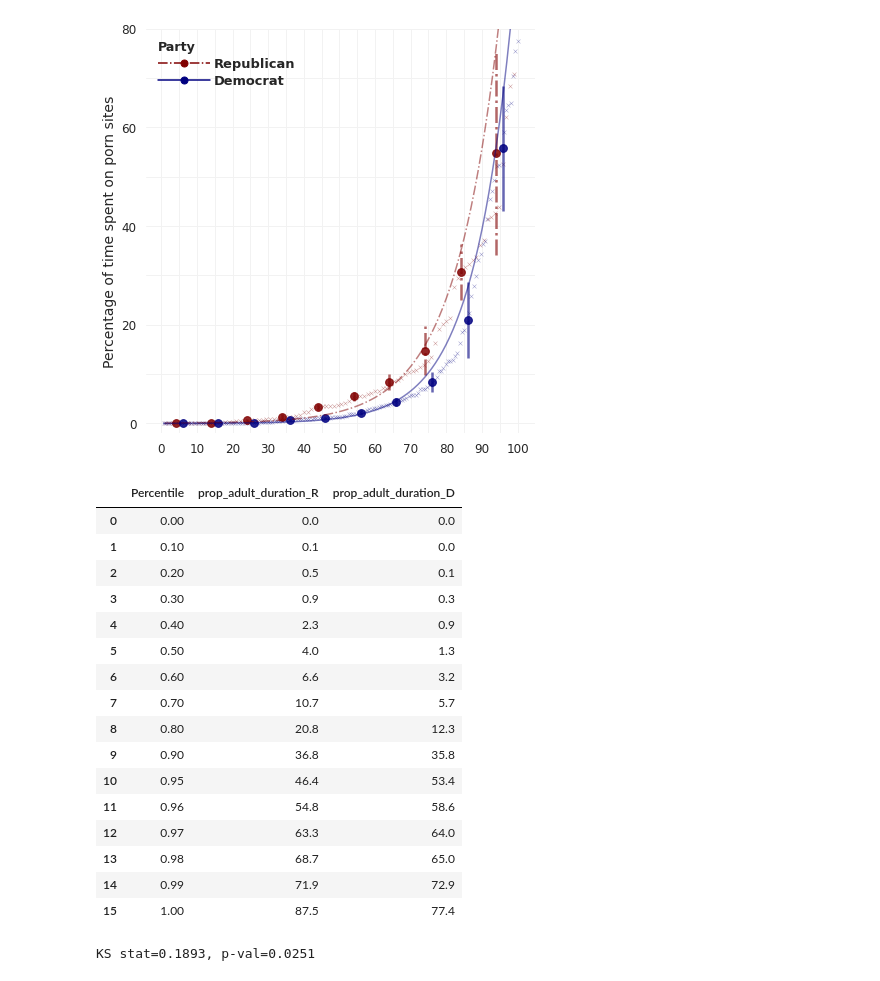
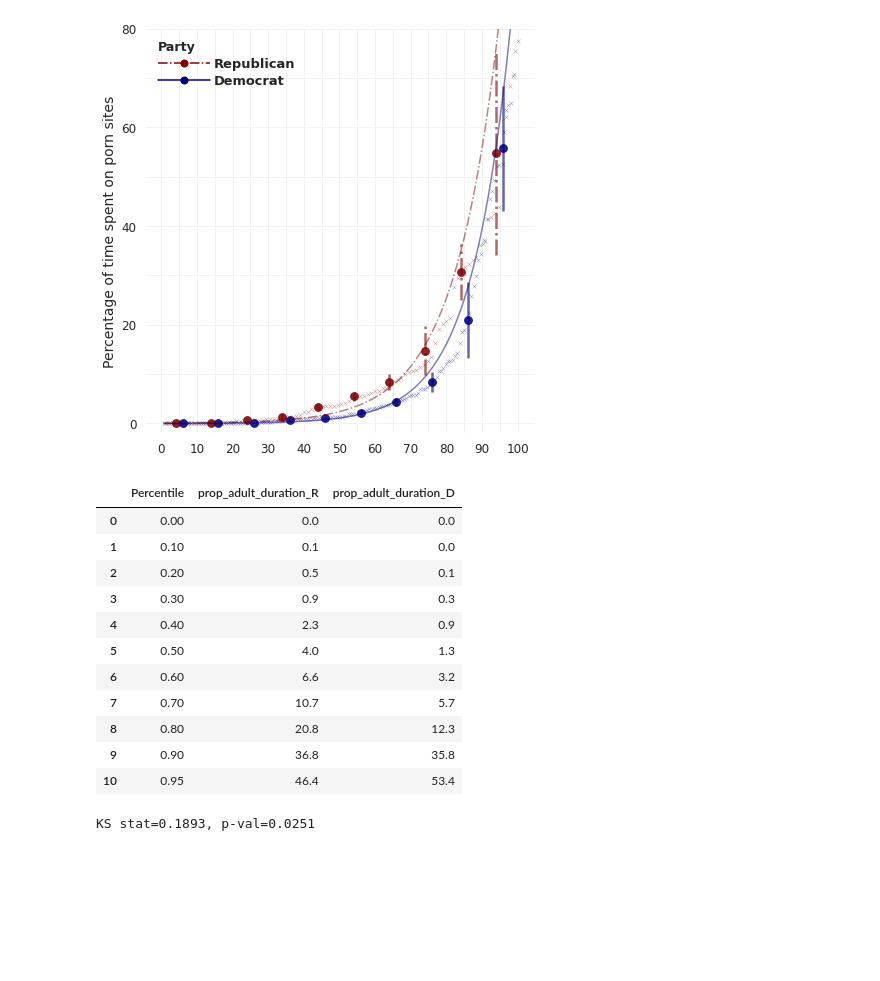
Before and after one commit to soodoku/adult, a Jupyter notebook: scripts/20_duration_on_adultsites.ipynb, the cells around one changed output. Drawn from its saved outputs; the diff is of its cells as text; code cells hidden in the pictures; blank space fills up the shorter version.

```diff
--- a/scripts/20_duration_on_adultsites.ipynb
+++ b/scripts/20_duration_on_adultsites.ipynb
@@ -845,11 +825,11 @@ ntiles = [
     0.8,
     0.9,
     0.95,
-    0.96,
-    0.97,
-    0.98,
-    0.99,
-    1,
+#     0.96,
+#     0.97,
+#     0.98,
+#     0.99,
+#     1,
 ]
 _tab_R = (
     _df.query("party=='R'")[outcome_var]
@@ -861,38 +841,33 @@ _tab_R = (
 _tab_D = (
     _df.query("party=='D'")[outcome_var]
     .quantile(ntiles)
     .reset_index()
     .rename_column("index", "Percentile")
     .rename_column(f"{outcome_var}", f"{outcome_var}_D")
 )
 
 tab_perc = _tab_R.merge(_tab_D, on="Percentile", how="left", validate="1:1").assign(
     **{f"{outcome_var}_R": lambda df: df[f"{outcome_var}_R"].map("{:,.1f}".format)},
     **{f"{outcome_var}_D": lambda df: df[f"{outcome_var}_D"].map("{:,.1f}".format)},
 )
 pandas_to_tex(
     tab_perc,
     "../tabs/percentiles_proportion_duration_adultsites_by_individuals_by_party",
 )
 tab_perc
 # %% [output]
 |  | Percentile | prop_adult_duration_R | prop_adult_duration_D |
 | 0 | 0.00 | 0.0 | 0.0 |
 | 1 | 0.10 | 0.1 | 0.0 |
 | 2 | 0.20 | 0.5 | 0.1 |
 | 3 | 0.30 | 0.9 | 0.3 |
 | 4 | 0.40 | 2.3 | 0.9 |
 | 5 | 0.50 | 4.0 | 1.3 |
 | 6 | 0.60 | 6.6 | 3.2 |
 | 7 | 0.70 | 10.7 | 5.7 |
 | 8 | 0.80 | 20.8 | 12.3 |
 | 9 | 0.90 | 36.8 | 35.8 |
 | 10 | 0.95 | 46.4 | 53.4 |
-| 11 | 0.96 | 54.8 | 58.6 |
-| 12 | 0.97 | 63.3 | 64.0 |
-| 13 | 0.98 | 68.7 | 65.0 |
-| 14 | 0.99 | 71.9 | 72.9 |
-| 15 | 1.00 | 87.5 | 77.4 |
 # %%
 # Percentage time
 x = _df.query("party=='R'")[outcome_var]
```
Also changed, not shown: parts of 5 cells of this notebook, 4 other files.
